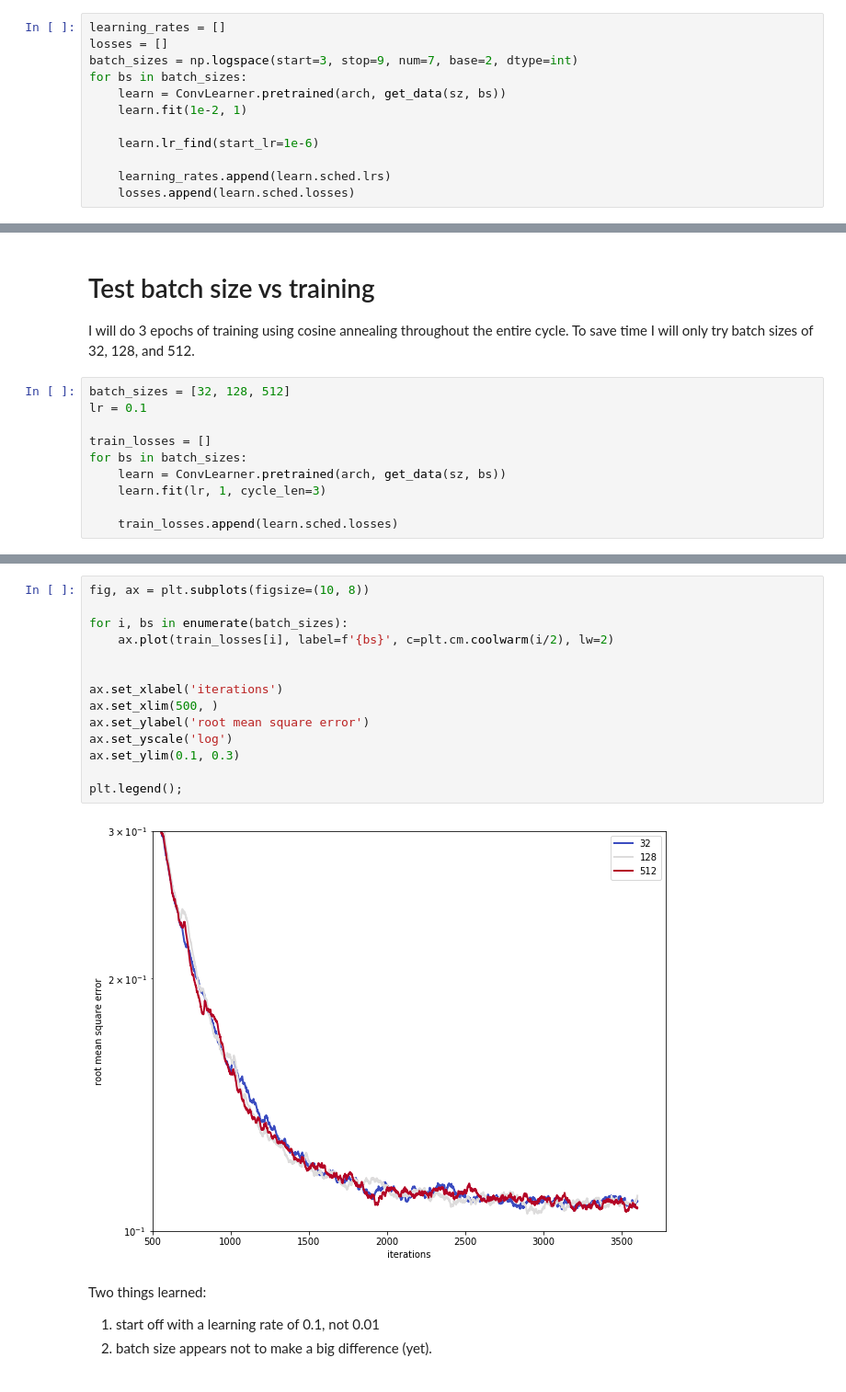
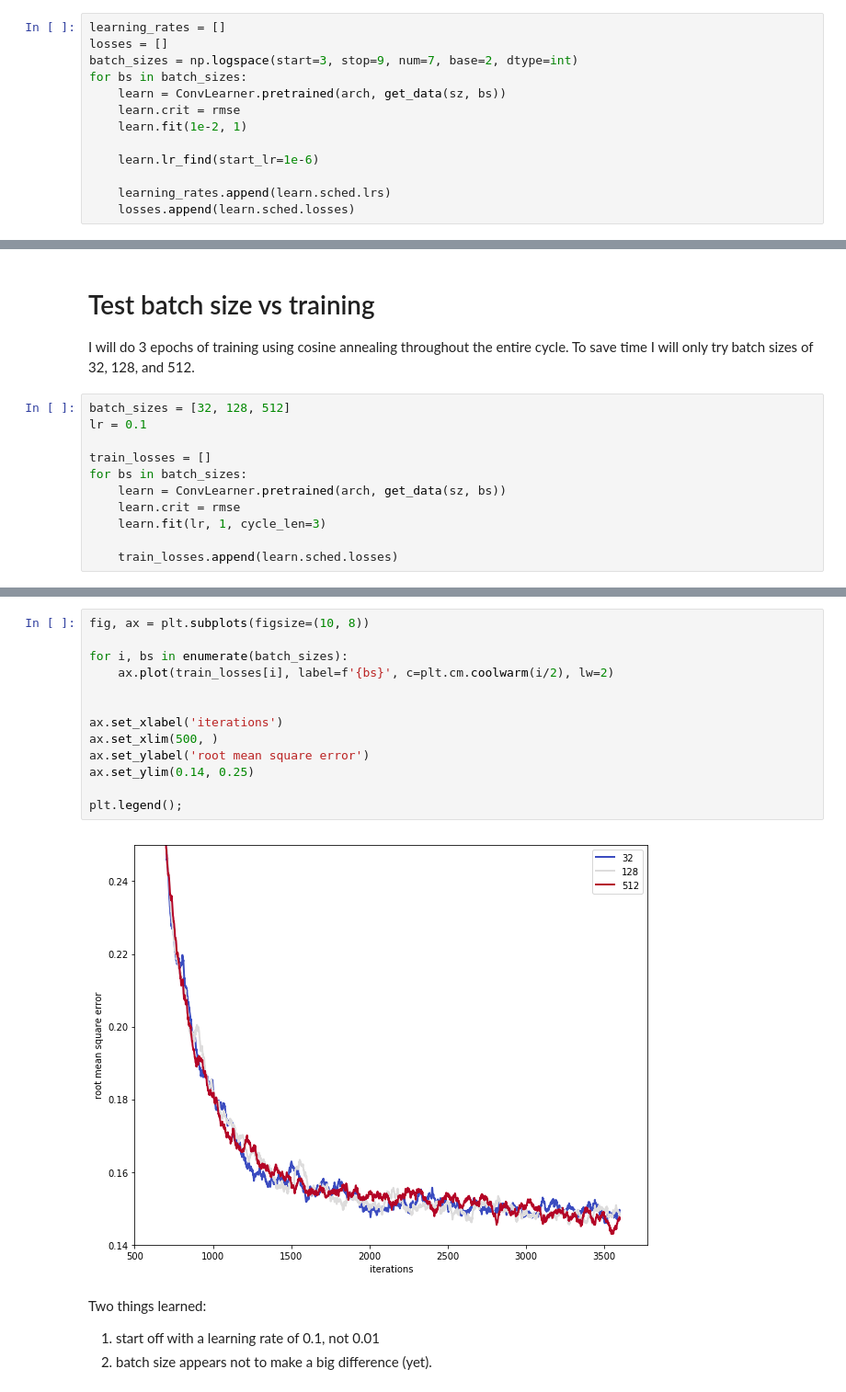
Before and after one commit to jwuphysics/galaxy-cnns, a Jupyter notebook: notebook/Finding a good learning rate and batch size.ipynb, the cells around one changed output, grey strips where cells are left out. Shown at 92% size. Cells and saved outputs as stored; diff of their text form.

Commit message:
change learner criterion to RMSE

```diff
--- a/notebook/Finding a good learning rate and batch size.ipynb
+++ b/notebook/Finding a good learning rate and batch size.ipynb
@@ -189,6 +189,7 @@ losses = []
 batch_sizes = np.logspace(start=3, stop=9, num=7, base=2, dtype=int)
 for bs in batch_sizes:
     learn = ConvLearner.pretrained(arch, get_data(sz, bs))
+    learn.crit = rmse
     learn.fit(1e-2, 1)
 
     learn.lr_find(start_lr=1e-6)
@@ -242,6 +245,7 @@ lr = 0.1
 train_losses = []
 for bs in batch_sizes:
     learn = ConvLearner.pretrained(arch, get_data(sz, bs))
+    learn.crit = rmse
     learn.fit(lr, 1, cycle_len=3)
 
     train_losses.append(learn.sched.losses)
@@ -264,19 +268,18 @@ epoch      trn_loss   val_loss
 # %%
 fig, ax = plt.subplots(figsize=(10, 8))
 
 for i, bs in enumerate(batch_sizes):
     ax.plot(train_losses[i], label=f'{bs}', c=plt.cm.coolwarm(i/2), lw=2)
 
 
 ax.set_xlabel('iterations')
 ax.set_xlim(500, )
 ax.set_ylabel('root mean square error')
-ax.set_yscale('log')
-ax.set_ylim(0.1, 0.3)
+ax.set_ylim(0.14, 0.25)
 
 plt.legend();
 # %% [output]
-[figure, old version]
+[figure, new version]
 # %% [markdown]
 Two things learned:
 1. start off with a learning rate of 0.1, not 0.01
```
Also changed, not shown: parts of 4 cells of this notebook.
